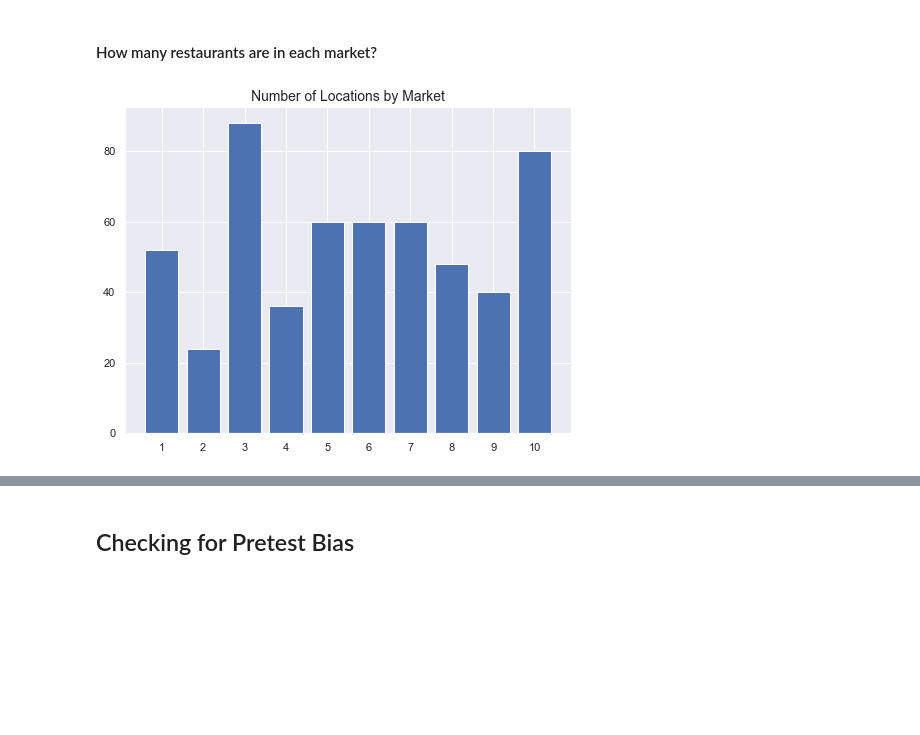
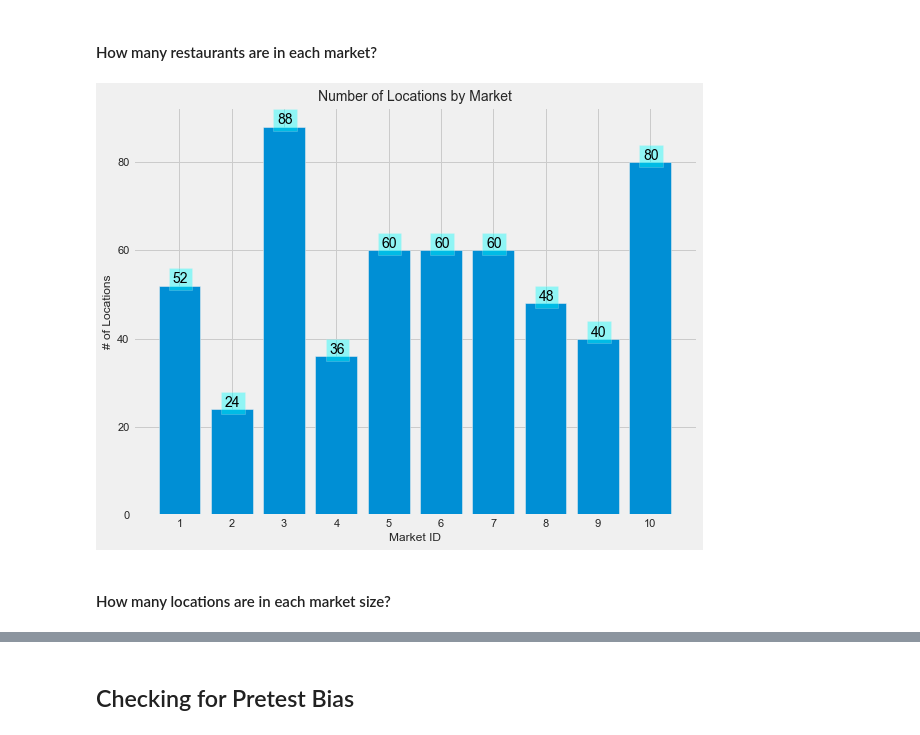
Before and after one commit to rahprabhu/Fast_Food_Campaign_Analysis, a Jupyter notebook: Fast Food Marketing Campaign.ipynb, the cells around one changed output, grey strips where cells are left out. Cells and saved outputs as stored; diff of their text form; code cells hidden in the pictures; blank space fills up the shorter version.

```diff
--- a/Fast Food Marketing Campaign.ipynb
+++ b/Fast Food Marketing Campaign.ipynb
@@ -71,10 +71,19 @@ The campaign is running for 4 weeks
 # %%
 market_counts = pd.DataFrame(df.groupby(['MarketID'])['LocationID'].count().reset_index())
 # %%
-fig = plt.figure(figsize=(8,6))
+plt.style.use('fivethirtyeight')
+
+fig = plt.figure(figsize=(9,7))
 plt.bar(market_counts['MarketID'], market_counts['LocationID'])
 plt.xticks(market_counts['MarketID'])
+for i, v in enumerate(market_counts['LocationID']):
+    plt.text(i+.87, v+.5, str(round(v)), color = 'black',
+             Bbox = dict(facecolor = 'cyan', alpha =.4, pad = 4))
 plt.title('Number of Locations by Market', fontsize = 14)
+plt.xlabel('Market ID',fontsize=12)
+plt.ylabel('# of Locations', fontsize=12)
 plt.show()
 # %% [output]
-[figure, old version]
+[figure, new version]
+# %% [markdown]
+#### How many locations are in each market size?
```
Also changed, not shown: parts of 17 cells of this notebook.
